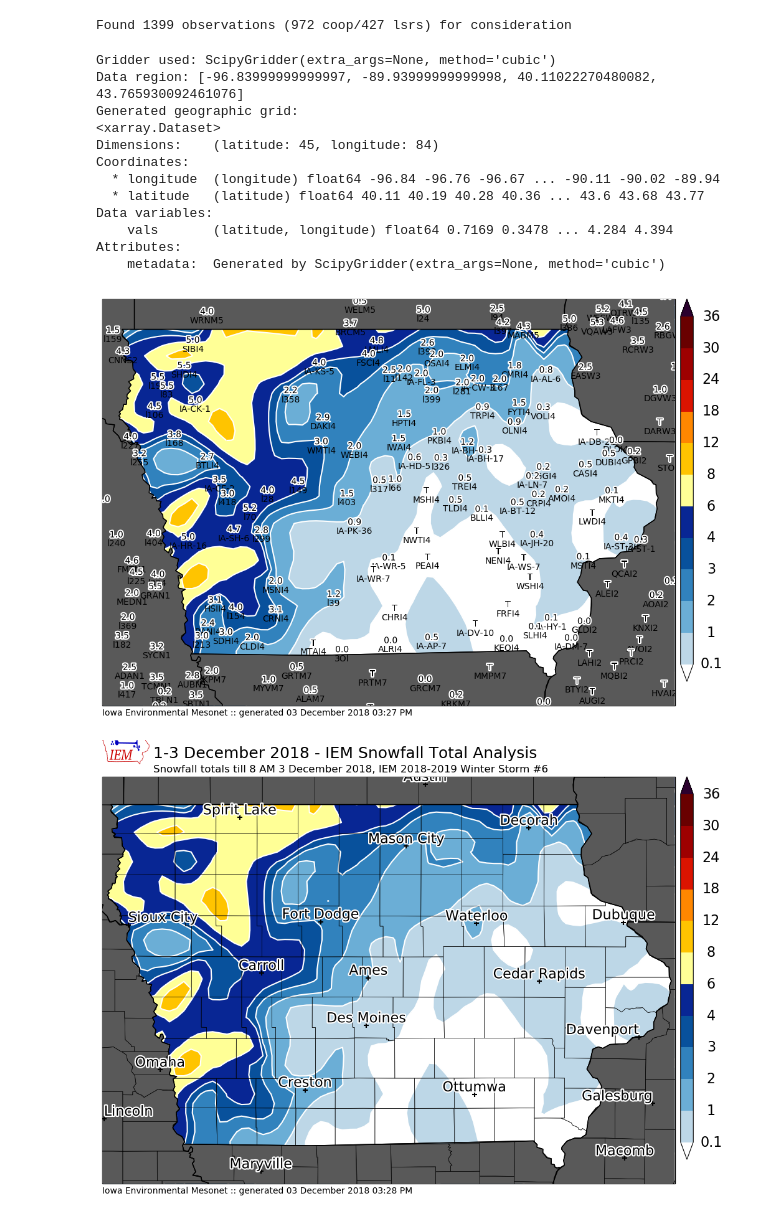
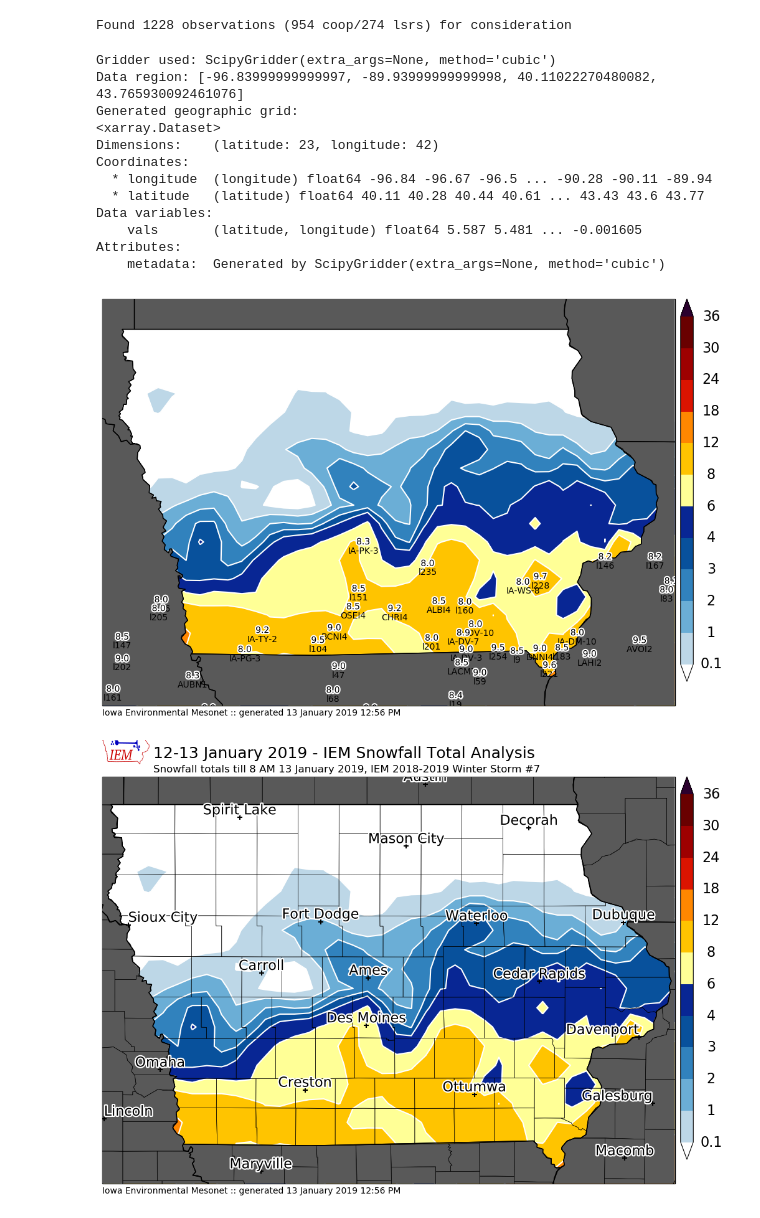
Before and after one commit to akrherz/DEV, a Jupyter notebook: coop/feature_snowfall_analysis.ipynb, the cells around one changed output. Cells and saved outputs as stored; diff of their text form; code cells hidden in the pictures.

```diff
--- a/coop/feature_snowfall_analysis.ipynb
+++ b/coop/feature_snowfall_analysis.ipynb
@@ -78,9 +78,9 @@ def get_coop(dates):
     IEM.close()
     return data
 
-crows = get_coop( ['2018-12-02', '2018-12-03'] )
-sts = utc(2018, 12, 1, 12)
-ets = utc(2018, 12, 29, 18, 0)
+crows = get_coop( ['2019-01-12', '2019-01-13'] )
+sts = utc(2019, 1, 12, 18)
+ets = utc(2019, 12, 29, 18, 0)
 lrows = get_lsrs(sts, ets)
 
 df = pd.DataFrame(crows + lrows)
@@ -123,11 +123,9 @@ dfall = df
 #    dfall = pd.concat([df, pd.DataFrame(newrows)], ignore_index=True)
 dfall.set_index('label', inplace=True)
 # %% [output]
-Found 1399 observations (972 coop/427 lsrs) for consideration
+Found 1228 observations (954 coop/274 lsrs) for consideration
 # %%
-cull = ['SXRI4', 'GRII4', 'MZUI4', 'GTHI4', 'NHUI4', 'GTTI4', 'LYNW3', 'HSTI4',
-       'l322', 'IA-BT-11', 'SPTI4', 'IA-PK-89', 'IA-LY-6', 'IA-PA-5', 'l289',
-       'PERI4']
+cull = ['IA-MH-9', 'MZUI4', 'IA-DB-21', 'l54', 'CINI4', 'l12', 'SGYI4']
 if cull:
     dfall.at[cull, 'useme'] = False
 
@@ -152,7 +150,7 @@ ur = ccrs.Geodetic().transform_point(
 lr = ccrs.Geodetic().transform_point(
     xbnds[1], ybnds[0], m.ax.projection)
 # We need to decimate
-spacing = 5. / 60.
+spacing = 10. / 60.
 reducer = vd.BlockReduce(reduction=np.max, spacing=spacing)
 coordinates, data = reducer.filter(
     (df2['lon'].values, df2['lat'].values), df2['val'].values
@@ -165,51 +163,51 @@ proj_coordinates = projection(*coordinates)
 grd = vd.ScipyGridder(method="cubic").fit(proj_coordinates, data)
 print("Gridder used:", grd)
 
 # Get the grid region in geographic coordinates
 region = [min(ll[0], ul[0]), max(lr[0], ur[0]), min(ll[1], ul[1]), max(ul[1], ur[1])]
 print("Data region:", region)
 
 grid = grd.grid(
     region=region,
     spacing=spacing,
     projection=projection,
     dims=["latitude", "longitude"],
     data_names=["vals"],
 )
 print("Generated geographic grid:")
 print(grid)
 m.contourf(grid.longitude, grid.latitude, grid.vals, clevs, cmap=cmap)
-df3 = df2[df2['val']<6]
+df3 = df2[(df2['val']>=8) & (df2['val']<10)]
 m.plot_values(
     df3['lon'], df3['lat'], df3['datalabel'], '%s', labels=df3.index.values,
     textsize=10, labeltextsize=10, labelbuffer=0)
 m.postprocess(filename='test.png')
 # %% [output]
 Gridder used: ScipyGridder(extra_args=None, method='cubic')
 Data region: [-96.83999999999997, -89.93999999999998, 40.11022270480082, 43.765930092461076]
 Generated geographic grid:
 <xarray.Dataset>
-Dimensions:    (latitude: 45, longitude: 84)
+Dimensions:    (latitude: 23, longitude: 42)
 Coordinates:
-  * longitude  (longitude) float64 -96.84 -96.76 -96.67 ... -90.11 -90.02 -89.94
-  * latitude   (latitude) float64 40.11 40.19 40.28 40.36 ... 43.6 43.68 43.77
+  * longitude  (longitude) float64 -96.84 -96.67 -96.5 ... -90.28 -90.11 -89.94
+  * latitude   (latitude) float64 40.11 40.28 40.44 40.61 ... 43.43 43.6 43.77
 Data variables:
-    vals       (latitude, longitude) float64 0.7169 0.3478 ... 4.284 4.394
+    vals       (latitude, longitude) float64 5.587 5.481 ... -0.001605
 Attributes:
     metadata:  Generated by ScipyGridder(extra_args=None, method='cubic')
-[figure, old version]
+[figure, new version]
 # %%
 # now we are ready to plot!
 
 m = MapPlot(sector='iowa',
-            title='1-3 December 2018 - IEM Snowfall Total Analysis',
-            subtitle=("Snowfall totals till 8 AM 3 December 2018, "
+            title='12-13 January 2019 - IEM Snowfall Total Analysis',
+            subtitle=("Snowfall totals till 8 AM 13 January 2019, "
                       "IEM 2018-2019 Winter Storm #%s") % (STORM_NUMBER, ))
 vals = m.contourf(grid.longitude, grid.latitude, grid.vals, clevs, cmap=cmap)
 np.save("%s_events/%s_%s.npy" % (SEASON, SEASON, STORM_NUMBER), vals)
 #m.plot_values(np.array(df2.lon), np.array(df2.lat), np.array(df2.val), '%.2f')
 m.drawcounties()
 m.drawcities()
-m.postprocess(filename='181203.png')
+m.postprocess(filename='190113.png')
 # %% [output]
-[figure, old version]
+[figure, new version]
```
Also changed, not shown: parts of 1 cell of this notebook, 1 other file.
